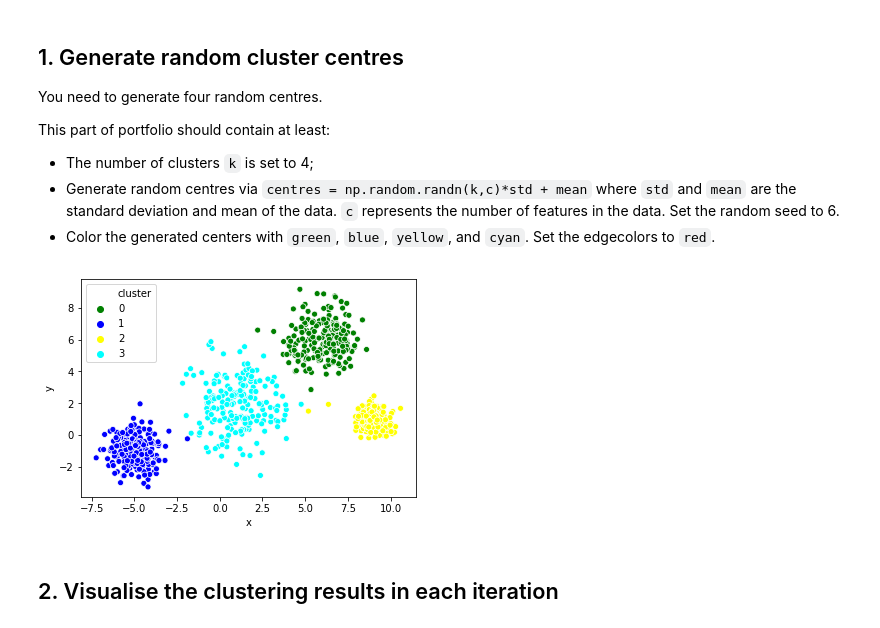
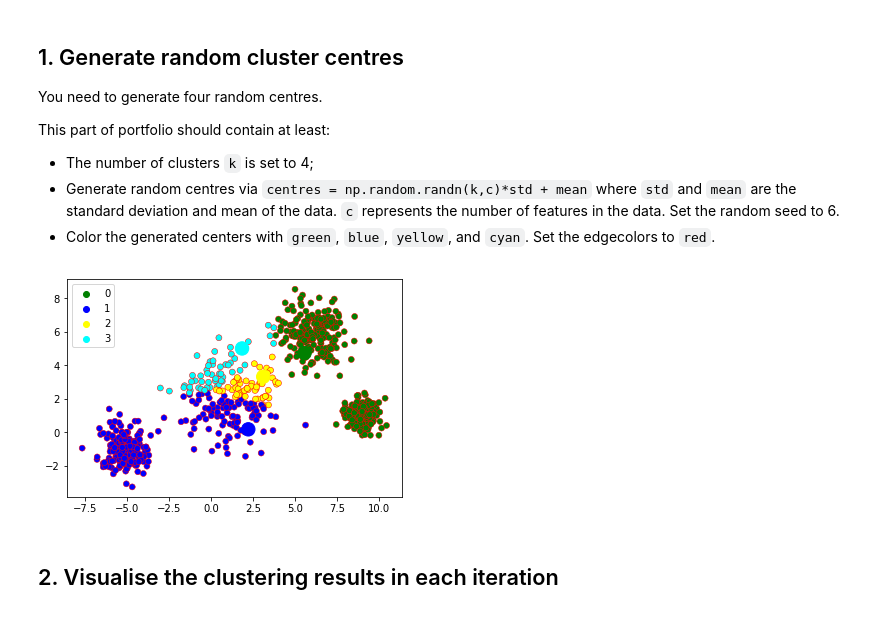
Before and after one commit to billy1234/DataScience-Portfolio, a Jupyter notebook: Portfolio3.ipynb, the cells around one changed output. Drawn from its saved outputs; the diff is of its cells as text; code cells hidden in the pictures.

```diff
--- a/Portfolio3.ipynb
+++ b/Portfolio3.ipynb
@@ -38,19 +38,3 @@ This part of portfolio should contain at least:
 - The number of clusters `k` is set to 4;
 - Generate random centres via `centres = np.random.randn(k,c)*std + mean` where `std` and `mean` are the standard deviation and mean of the data. `c` represents the number of features in the data. Set the random seed to 6.
 - Color the generated centers with `green`, `blue`, `yellow`, and `cyan`. Set the edgecolors to `red`.
-# %%
-# your code here
-from sklearn.cluster import KMeans
-k = 4
-c = 2
-np.random.seed = 6
-
-centers = np.random.randn(k,c)*np.std(data) + np.mean(data)
-model = KMeans(n_clusters=k,random_state=6,init=centers,n_init=1).fit(data)
-
-df = pd.DataFrame({'x':data[:,0], 'y':data[:,1], 'cluster':model.labels_})
-cols =['green', 'blue', 'yellow', 'cyan']
-sns.scatterplot(x ='x',y='y',hue='cluster',data=df,palette=cols)
-None
-# %% [output]
-[figure, removed]
@@ -57,3 +46,41 @@ None
+# %%
+def moveClusters(points,clusters):
+    #print([p for p in (zip(clusters ,points))])
+    print([[(e_c == p) for e_c,p in (zip(clusters ,points))] for c in range(0,k)])
+    return np.array([np.mean(np.array([p for e_c,p in (zip(clusters ,points)) if e_c is c])) for c in range(0,k)])
+
+def getClosestCent(point,centroids):
+    arr = [np.linalg.norm(point-c) for c in centroids]
+    return arr.index(min(arr))
+
+def reassignPoints(centers):
+    return np.array([getClosestCent(e,centers) for e in data])
+
+def stepKMeans(centers,cluster):
+    newCents = moveClusters(data,cluster)
+    print(newCents)
+    return reassignPoints(newCents),newCents
+
+def showSimple(centers):
+    showCenters(centers)
+    sns.scatterplot(x =data[:,0], y=data[:,1],hue=clusters,palette=cols[:np.unique(clusters).size],edgecolor='r',linewidth=0.5)
+    plt.tick_params(axis='both', which='both', bottom=False, left=False,labelbottom=False,labelleft=False)
+    plt.xlabel(None)
+    plt.ylabel(None)
+    plt.show()
+
+def showCenters(centers):
+    for p,c in zip (centers,cols):
+        plt.gcf().gca().add_artist(Circle((p[0],p[1]),0.4,color=c))
+
+
+clusters = reassignPoints(centers)
+cols =['green', 'blue', 'yellow', 'cyan']
+sns.scatterplot(x =data[:,0], y=data[:,1], hue=clusters,palette=cols[:np.unique(clusters).size],edgecolor='r',linewidth=0.5)
+showCenters(centers)
+None
+# %% [output]
+[figure, added]
 # %% [markdown]
 ## 2. Visualise the clustering results in each iteration
 # %% [markdown]
```
Also changed, not shown: parts of 6 cells of this notebook.
